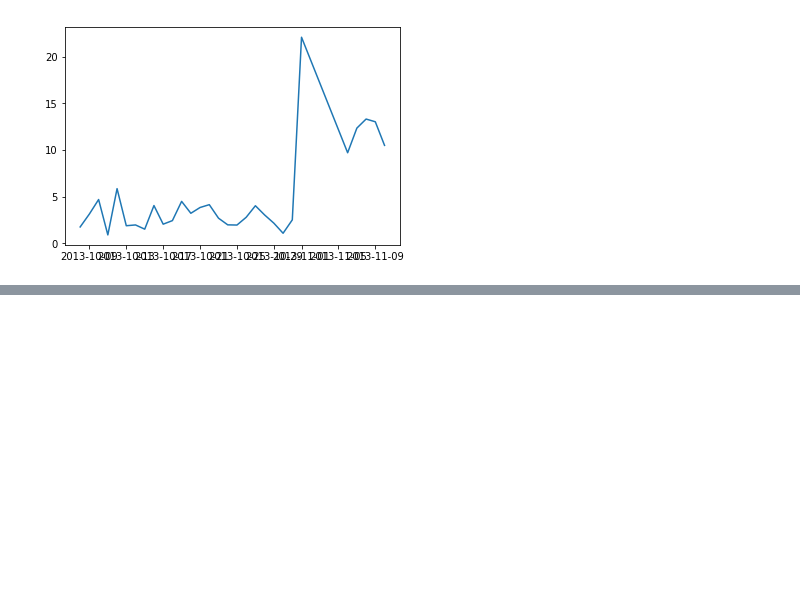
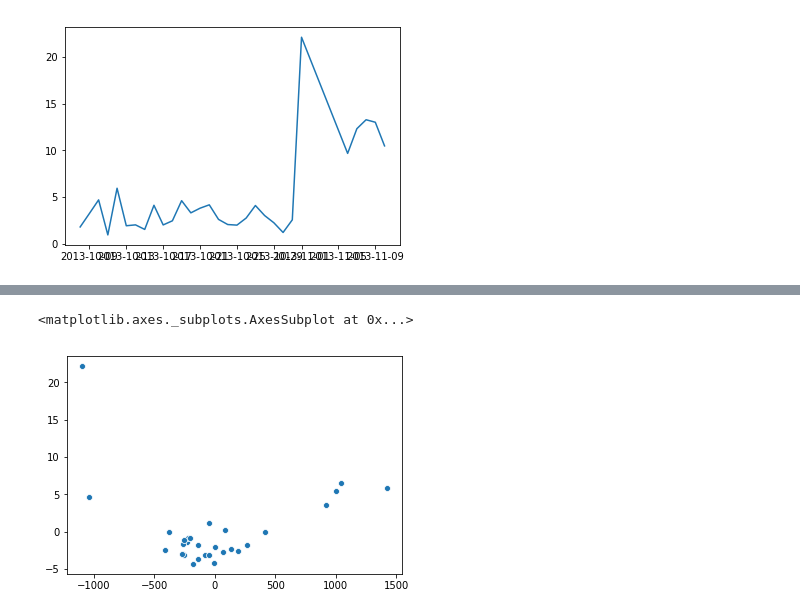
Before and after one commit to Matt-Carney/Natural_Disaster, a Jupyter notebook: Natural_Disaster.ipynb, the cells around one changed output, grey strips where cells are left out. Cells and saved outputs as stored; diff of their text form; code cells hidden in the pictures; blank space fills up the shorter version.

```diff
--- a/Natural_Disaster.ipynb
+++ b/Natural_Disaster.ipynb
@@ -295,5 +302,0 @@ for i in range(30):
-# %%
-fire2 = []
-for i in range(30):
-    fire2.append((vincenty((Aus1_2.iloc[i,3], Aus1_2.iloc[i,4]), (-22.5592, 151.071))))
-    fire2
@@ -337,0 +303,7 @@ Aus1_2.shape
+# %%
+X = Aus5.iloc[:, 3:]
+# %%
+# Take all of the data and plot it on 2 dimensions
+pca = PCA(n_components=8)
+pca.fit(X)
+pcafeatures = pca.transform(X)
@@ -337,0 +315,7 @@ Aus1_2.shape
+# %%
+x = []
+y = []
+z = Aus5.iloc[:,1]
+for i in range(len(pcafeatures)):
+    x.append(pcafeatures[i][0])
+    y.append(pcafeatures[i][1])
@@ -337,0 +342,5 @@ Aus1_2.shape
+# %%
+sns.scatterplot(x=x, y=y)
+# %% [output]
+<matplotlib.axes._subplots.AxesSubplot at 0x...>
+[figure, added]
```
Also changed, not shown: parts of 27 cells of this notebook.
